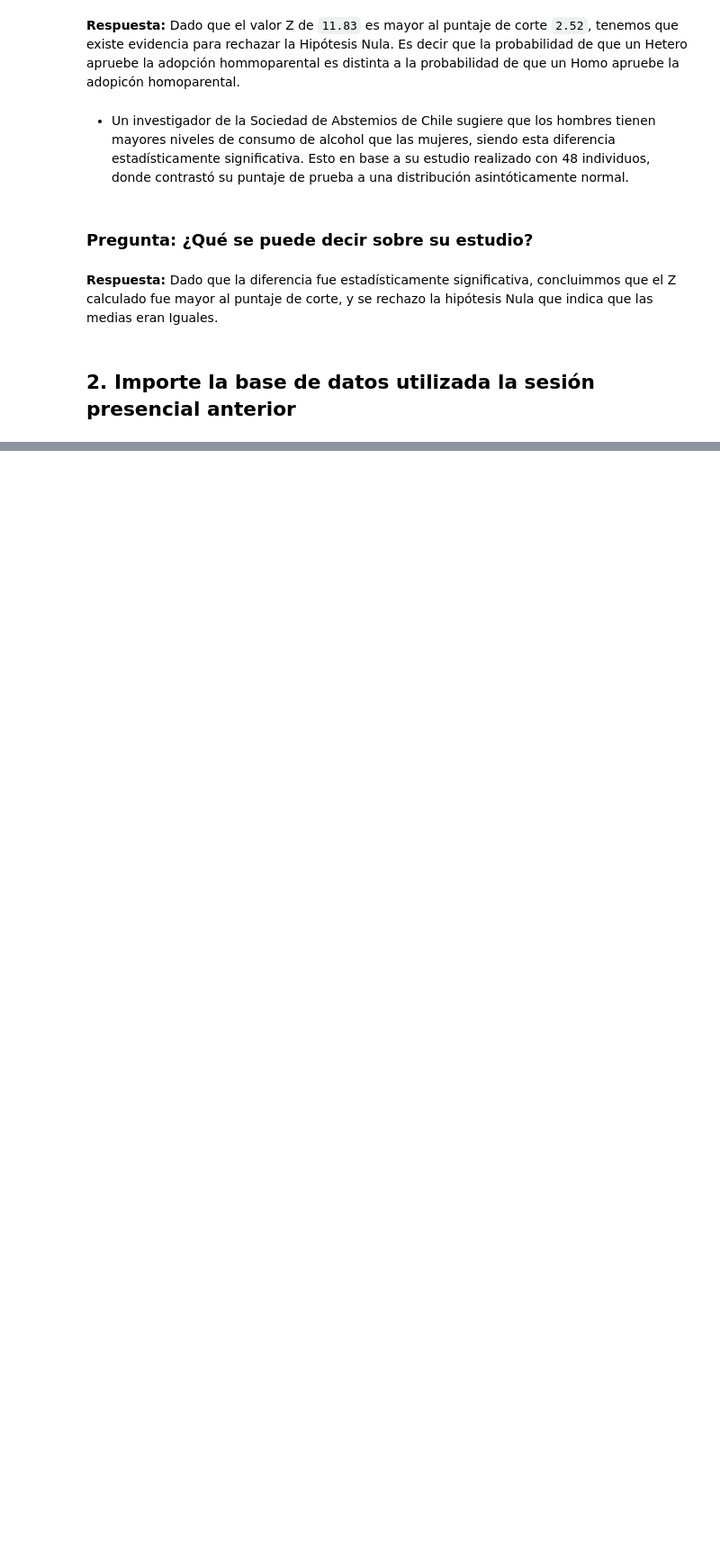
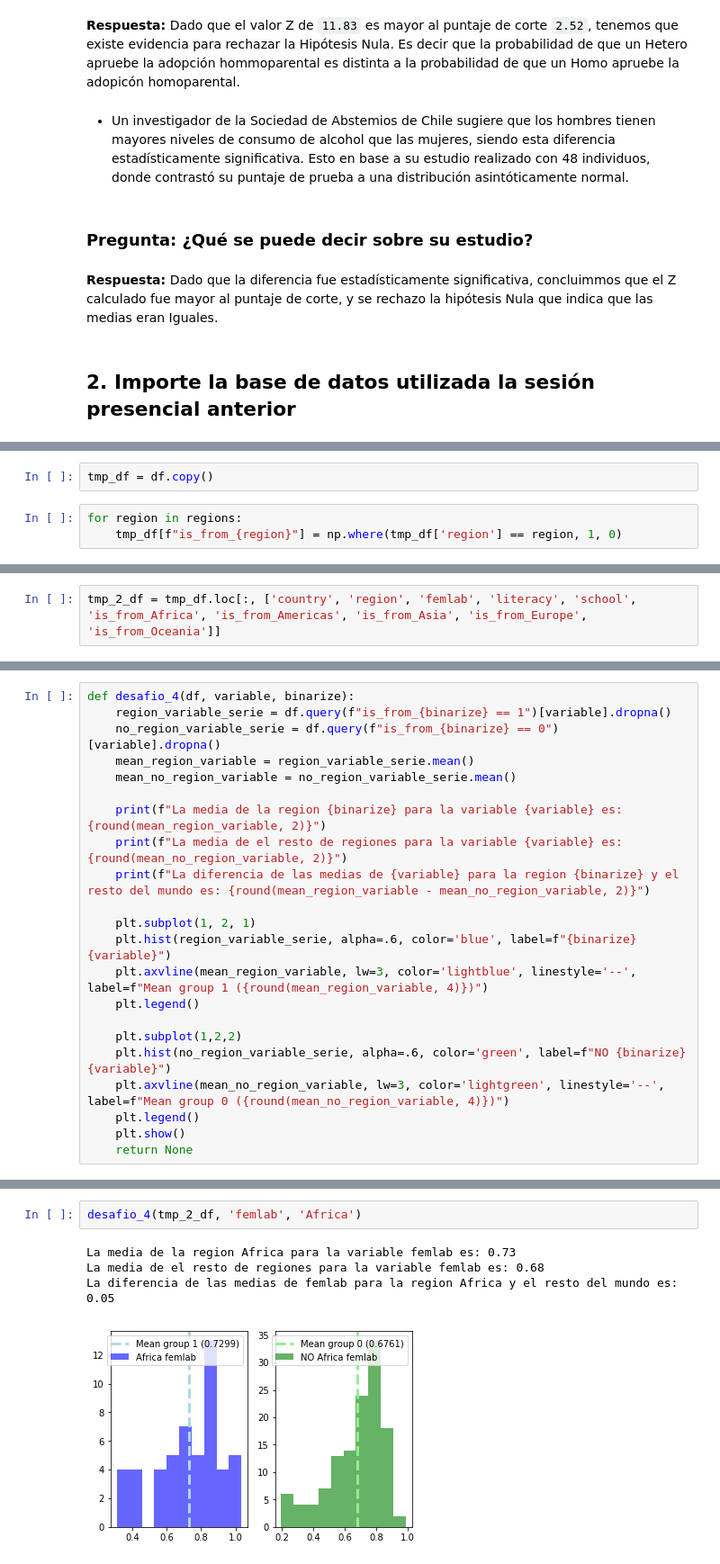
Before and after one commit to lporras/data-science-desafio, a Jupyter notebook: 2-modulo-fundamentos-data-science/hipótesis_y_correlación/desafios/pruebas_de_hipotesis/Desafío - Pruebas de hipótesis.ipynb, the cells around one changed output, grey strips where cells are left out. Shown at 90% size. Drawn from its saved outputs; the diff is of its cells as text; blank space fills up the shorter version.

Commit message:
desafio hipotesis jueves

```diff
--- a/2-modulo-fundamentos-data-science/hipótesis_y_correlación/desafios/pruebas_de_hipotesis/Desafío - Pruebas de hipótesis.ipynb
+++ b/2-modulo-fundamentos-data-science/hipótesis_y_correlación/desafios/pruebas_de_hipotesis/Desafío - Pruebas de hipótesis.ipynb
@@ -47,0 +64,5 @@ df.head()
+# %%
+tmp_df = df.copy()
+# %%
+for region in regions:
+    tmp_df[f"is_from_{region}"] = np.where(tmp_df['region'] == region, 1, 0)
@@ -47,0 +108,2 @@ df.head()
+# %%
+tmp_2_df = tmp_df.loc[:, ['country', 'region', 'femlab', 'literacy', 'school', 'is_from_Africa', 'is_from_Americas', 'is_from_Asia', 'is_from_Europe', 'is_from_Oceania']]
@@ -47,0 +183,22 @@ df.head()
+# %%
+def desafio_4(df, variable, binarize):
+    region_variable_serie = df.query(f"is_from_{binarize} == 1")[variable].dropna()
+    no_region_variable_serie = df.query(f"is_from_{binarize} == 0")[variable].dropna()
+    mean_region_variable = region_variable_serie.mean()
+    mean_no_region_variable = no_region_variable_serie.mean()
+
+    print(f"La media de la region {binarize} para la variable {variable} es: {round(mean_region_variable, 2)}")
+    print(f"La media de el resto de regiones para la variable {variable} es: {round(mean_no_region_variable, 2)}")
+    print(f"La diferencia de las medias de {variable} para la region {binarize} y el resto del mundo es: {round(mean_region_variable - mean_no_region_variable, 2)}")
+
+    plt.subplot(1, 2, 1)
+    plt.hist(region_variable_serie, alpha=.6, color='blue', label=f"{binarize} {variable}")
+    plt.axvline(mean_region_variable, lw=3, color='lightblue', linestyle='--', label=f"Mean group 1 ({round(mean_region_variable, 4)})")
+    plt.legend()
+
+    plt.subplot(1,2,2)
+    plt.hist(no_region_variable_serie, alpha=.6, color='green', label=f"NO {binarize} {variable}")
+    plt.axvline(mean_no_region_variable, lw=3, color='lightgreen', linestyle='--', label=f"Mean group 0 ({round(mean_no_region_variable, 4)})")
+    plt.legend()
+    plt.show()
+    return None
@@ -47,0 +211,7 @@ df.head()
+# %%
+desafio_4(tmp_2_df, 'femlab', 'Africa')
+# %% [output]
+La media de la region Africa para la variable femlab es: 0.73
+La media de el resto de regiones para la variable femlab es: 0.68
+La diferencia de las medias de femlab para la region Africa y el resto del mundo es: 0.05
+[figure, added]
```
Also changed, not shown: parts of 44 cells of this notebook, 2 other files.
